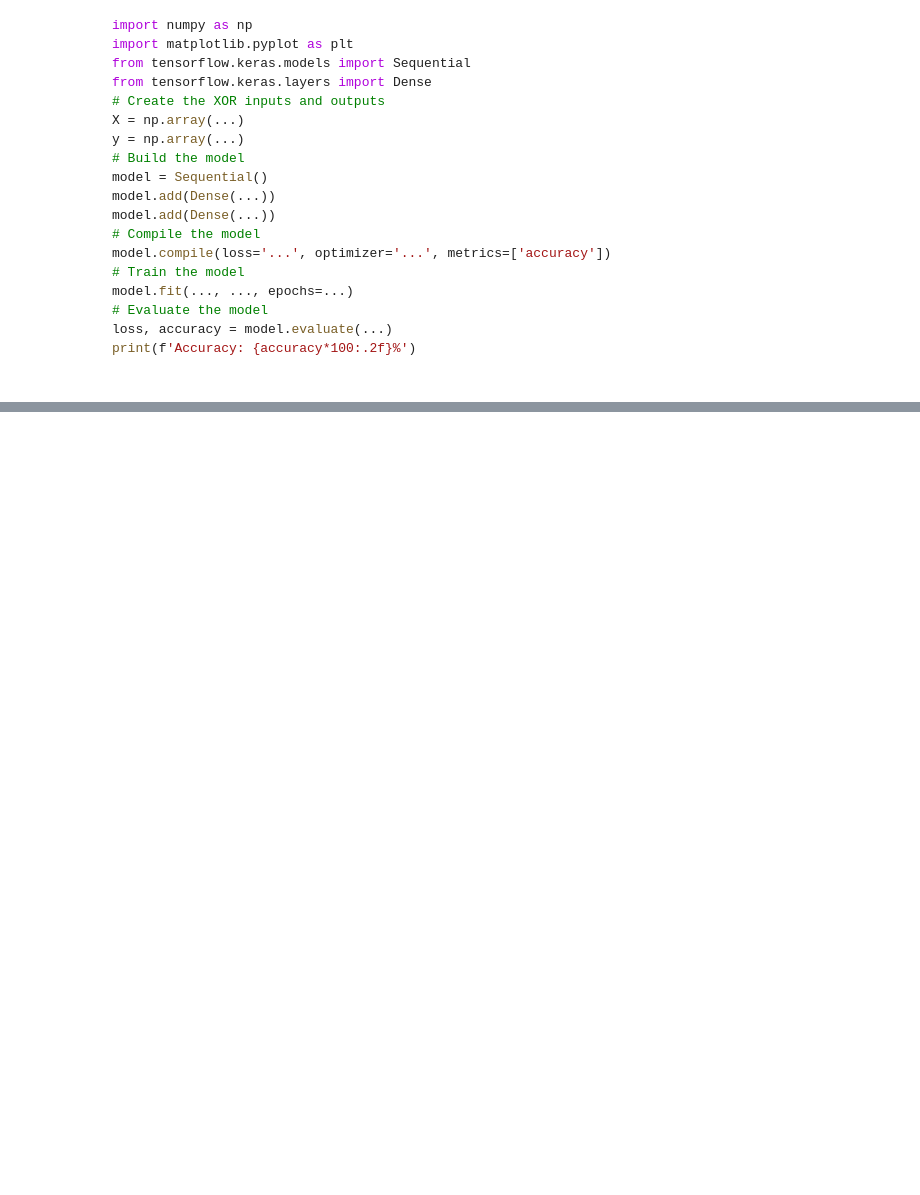
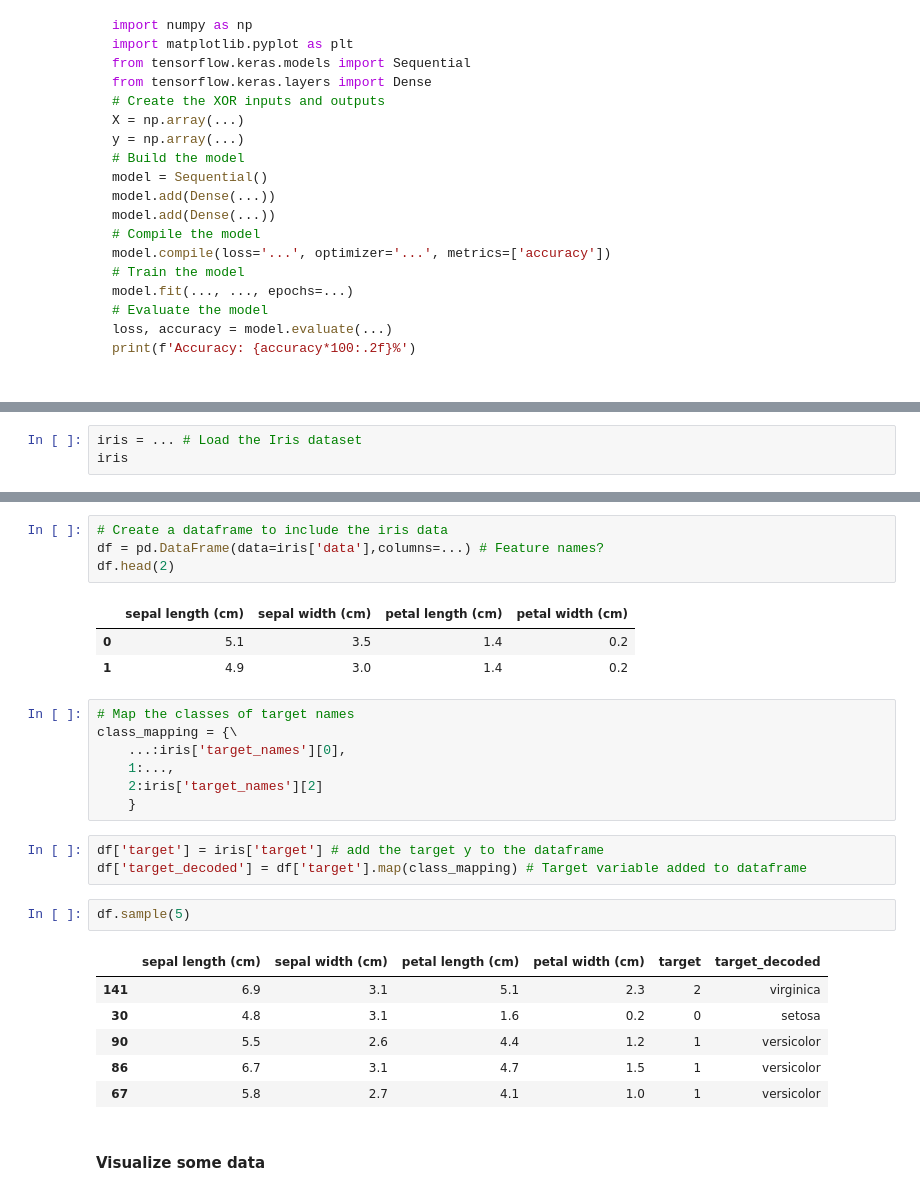
Before and after one commit to AIBabyTeaching/DEEP-LEARNING-SEPT-2024, a Jupyter notebook: ALL_WEEKS_V2 - Student.ipynb, the cells around one changed output, grey strips where cells are left out. Cells and saved outputs as stored; diff of their text form; blank space fills up the shorter version.

```diff
--- a/ALL_WEEKS_V2 - Student.ipynb
+++ b/ALL_WEEKS_V2 - Student.ipynb
@@ -259,0 +298,3 @@ print(f'Accuracy: {accuracy*100:.2f}%')
+# %%
+iris = ... # Load the Iris dataset
+iris
@@ -259,0 +335,29 @@ print(f'Accuracy: {accuracy*100:.2f}%')
+# %%
+# Create a dataframe to include the iris data
+df = pd.DataFrame(data=iris['data'],columns=...) # Feature names?
+df.head(2)
+# %% [output]
+|  | sepal length (cm) | sepal width (cm) | petal length (cm) | petal width (cm) |
+| 0 | 5.1 | 3.5 | 1.4 | 0.2 |
+| 1 | 4.9 | 3.0 | 1.4 | 0.2 |
+# %%
+# Map the classes of target names
+class_mapping = {\
+    ...:iris['target_names'][0],
+    1:...,
+    2:iris['target_names'][2]
+    }
+# %%
+df['target'] = iris['target'] # add the target y to the dataframe
+df['target_decoded'] = df['target'].map(class_mapping) # Target variable added to dataframe
+# %%
+df.sample(5)
+# %% [output]
+|  | sepal length (cm) | sepal width (cm) | petal length (cm) | petal width (cm) | target | target_decoded |
+| 141 | 6.9 | 3.1 | 5.1 | 2.3 | 2 | virginica |
+| 30 | 4.8 | 3.1 | 1.6 | 0.2 | 0 | setosa |
+| 90 | 5.5 | 2.6 | 4.4 | 1.2 | 1 | versicolor |
+| 86 | 6.7 | 3.1 | 4.7 | 1.5 | 1 | versicolor |
+| 67 | 5.8 | 2.7 | 4.1 | 1.0 | 1 | versicolor |
+# %% [markdown]
+#### Visualize some data
```
Also changed, not shown: parts of 16 cells of this notebook, 1 other file.
